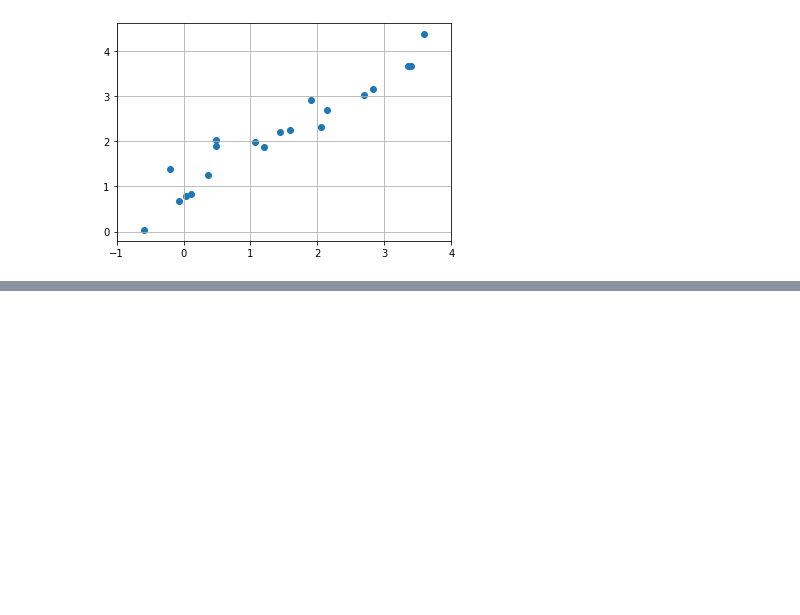
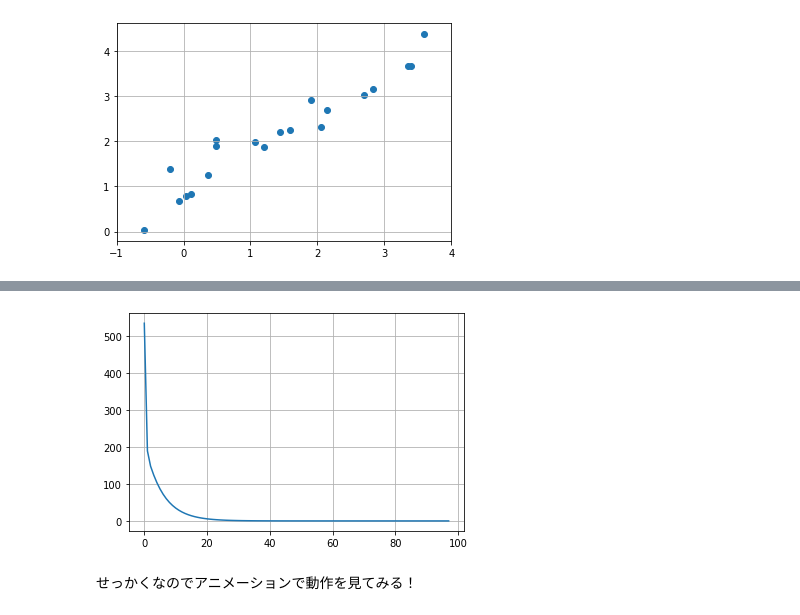
Before and after one commit to crotsu/Bousai_AI, a Jupyter notebook: chap2_Python/chap2_5_LSM_by_GDM.ipynb, the cells around one changed output, grey strips where cells are left out. Saved outputs shown, nothing was run; the diff lists cells and outputs as text; code cells hidden in the pictures; blank space fills up the shorter version.

```diff
--- a/chap2_Python/chap2_5_LSM_by_GDM.ipynb
+++ b/chap2_Python/chap2_5_LSM_by_GDM.ipynb
@@ -123,17 +152,27 @@ plt.grid(True)
 # %%
 # 最急降下法を用いて，最小二乗法を行う
 
-# 目的関数の偏微分:a
+# 求める関数
+def object_func(a, b, x):
+    y  = a*x + b
+    return y
+
+# 損失関数
+def error_func(a, b, x, y):
+    error = 1.0/2.0 * sum((y-object_func(a, b, x))**2)
+    return error
+
+# 損失関数の偏微分:a
 def ｄerivative_a(a, b):
     z =  sum((dataY-a*dataX-b)*(-dataX))
     return z
 
-# 目的関数の偏微分:b
+# 損失関数の偏微分:b
 def derivative_b(a, b):
     z =  sum((dataY-a*dataX-b)*(-1))
     return z
 
-# 最急降下法で目的関数の最小値をとるパラメータを求める．
+# 最急降下法で損失関数の最小値をとるパラメータを求める．
 eta = 0.01
 a = 10
 b =10
@@ -143,12 +182,20 @@ epsilon = 0.0001
 old_para_a = a
 old_para_b = b
 
+history = np.zeros((0,4))
+
 ct = 0
 for i in range(1000):
     # 更新式
     a = a - eta*derivative_a(a, b)
     b = b - eta*derivative_b(a, b)
-    #print('a={:.2f}'.format(a), 'b={:.2f}'.format(b))
+    error = error_func(a, b, dataX, dataY)
+
+    #print('ct={:d}'.format(ct),', error={:.2f}'.format(error),', a={:.2f}'.format(a), ', b={:.2f}'.format(b))
+    print( "ct=%3d,  error=%6.2f,  a=%6.2f,  b=%6.2f" % (ct, error, a, b))
+
+    history = np.vstack((history, [ct, error, a, b]))
+
     if abs(old_para_a-a)<epsilon and abs(old_para_b-b)<epsilon :
         break
 
@@ -190,3 +251,12 @@ plt.show()
 a= 0.824471987211703
 b= 1.0039597319541047
 [figure]
+# %%
+# 学習曲線の表示
+plt.plot(history[:,0], history[:,1])
+plt.grid()
+plt.show()
+# %% [output]
+[figure, added]
+# %% [markdown]
+せっかくなのでアニメーションで動作を見てみる！
```
Also changed, not shown: parts of 7 cells of this notebook, 1 other file.
